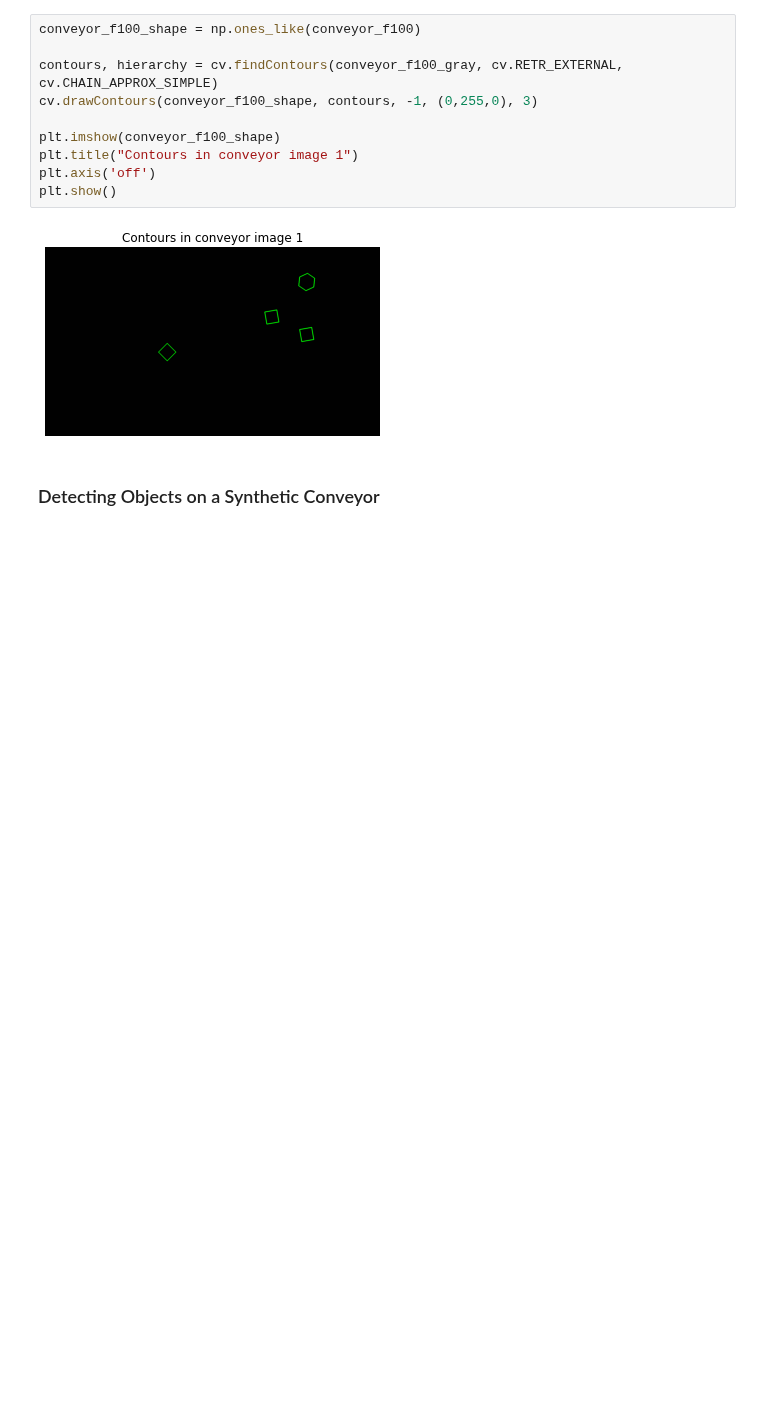
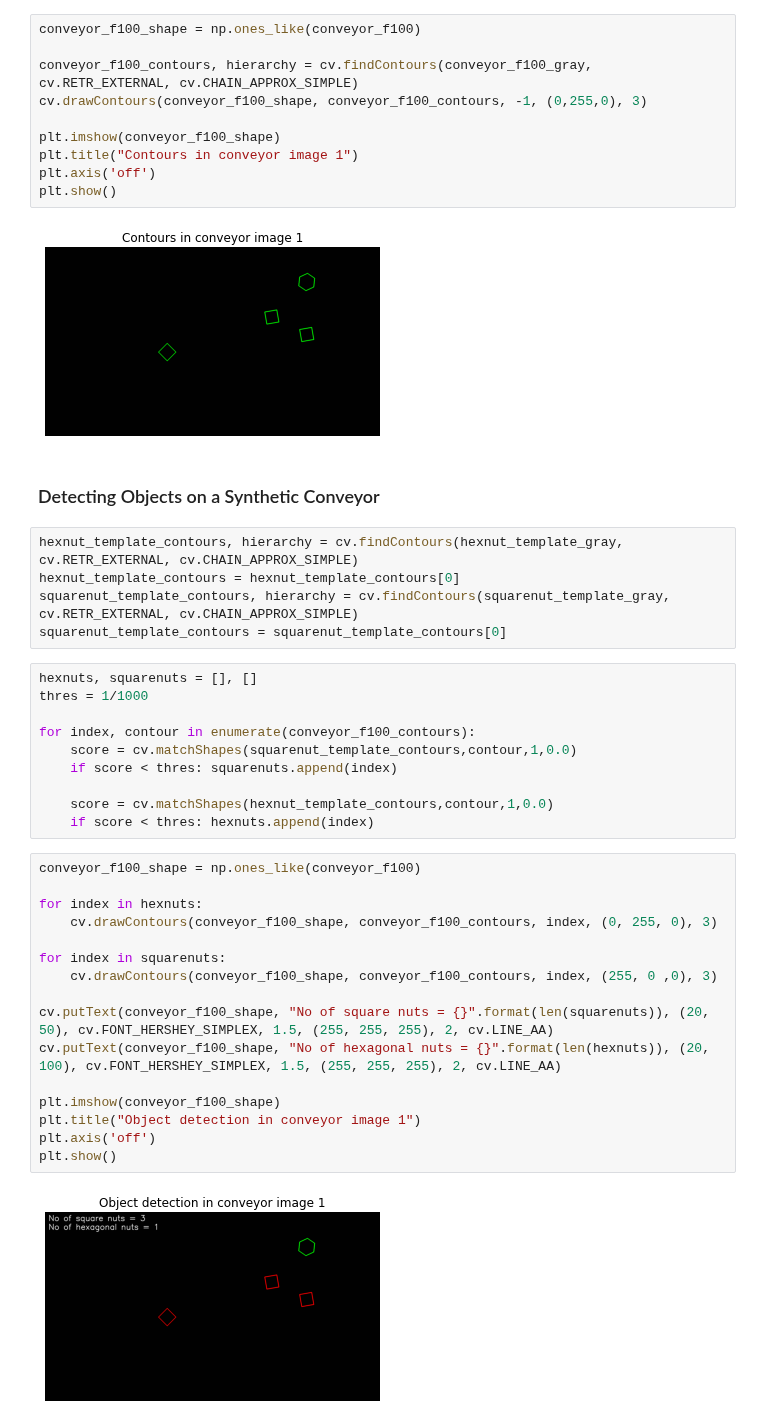
Before and after one commit to GevinduGanganath/EN2550, a Jupyter notebook: Assignment 3/190610E_a03.ipynb, the cells around one changed output. Saved outputs shown, nothing was run; the diff lists cells and outputs as text; blank space fills up the shorter version.

```diff
--- a/Assignment 3/190610E_a03.ipynb
+++ b/Assignment 3/190610E_a03.ipynb
@@ -116,8 +116,8 @@ There are 4 components are detected excluding the background.
 # %%
 conveyor_f100_shape = np.ones_like(conveyor_f100)
 
-contours, hierarchy = cv.findContours(conveyor_f100_gray, cv.RETR_EXTERNAL, cv.CHAIN_APPROX_SIMPLE)
-cv.drawContours(conveyor_f100_shape, contours, -1, (0,255,0), 3)
+conveyor_f100_contours, hierarchy = cv.findContours(conveyor_f100_gray, cv.RETR_EXTERNAL, cv.CHAIN_APPROX_SIMPLE)
+cv.drawContours(conveyor_f100_shape, conveyor_f100_contours, -1, (0,255,0), 3)
 
 plt.imshow(conveyor_f100_shape)
 plt.title("Contours in conveyor image 1")
@@ -127,3 +127,36 @@ plt.show()
 [figure]
 # %% [markdown]
 ### Detecting Objects on a Synthetic Conveyor
+# %%
+hexnut_template_contours, hierarchy = cv.findContours(hexnut_template_gray, cv.RETR_EXTERNAL, cv.CHAIN_APPROX_SIMPLE)
+hexnut_template_contours = hexnut_template_contours[0]
+squarenut_template_contours, hierarchy = cv.findContours(squarenut_template_gray, cv.RETR_EXTERNAL, cv.CHAIN_APPROX_SIMPLE)
+squarenut_template_contours = squarenut_template_contours[0]
+# %%
+hexnuts, squarenuts = [], []
+thres = 1/1000
+
+for index, contour in enumerate(conveyor_f100_contours):
+    score = cv.matchShapes(squarenut_template_contours,contour,1,0.0)
+    if score < thres: squarenuts.append(index)
+
+    score = cv.matchShapes(hexnut_template_contours,contour,1,0.0)
+    if score < thres: hexnuts.append(index)
+# %%
+conveyor_f100_shape = np.ones_like(conveyor_f100)
+
+for index in hexnuts:
+    cv.drawContours(conveyor_f100_shape, conveyor_f100_contours, index, (0, 255, 0), 3)
+
+for index in squarenuts:
+    cv.drawContours(conveyor_f100_shape, conveyor_f100_contours, index, (255, 0 ,0), 3)
+
+cv.putText(conveyor_f100_shape, "No of square nuts = {}".format(len(squarenuts)), (20, 50), cv.FONT_HERSHEY_SIMPLEX, 1.5, (255, 255, 255), 2, cv.LINE_AA)
+cv.putText(conveyor_f100_shape, "No of hexagonal nuts = {}".format(len(hexnuts)), (20, 100), cv.FONT_HERSHEY_SIMPLEX, 1.5, (255, 255, 255), 2, cv.LINE_AA)
+
+plt.imshow(conveyor_f100_shape)
+plt.title("Object detection in conveyor image 1")
+plt.axis('off')
+plt.show()
+# %% [output]
+[figure, added]
```
Also changed, not shown: 2 other files.
